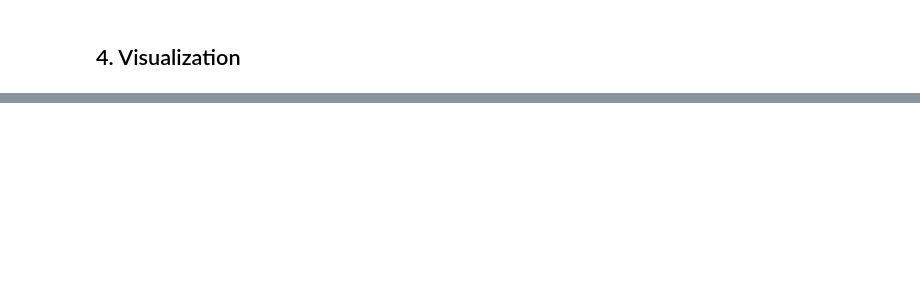
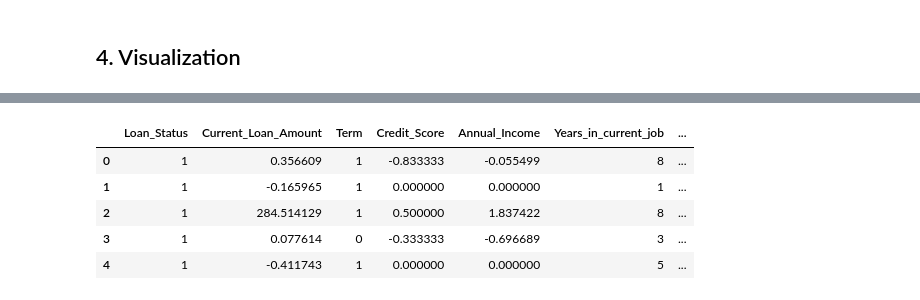
Before and after one commit to RaflyQowi/End-to-End-Loan-Status-Classification, a Jupyter notebook: research/EDA.ipynb, the cells around one changed output, grey strips where cells are left out. Cells and saved outputs as stored; diff of their text form; code cells hidden in the pictures; blank space fills up the shorter version.

```diff
--- a/research/EDA.ipynb
+++ b/research/EDA.ipynb
@@ -310,0 +417,2 @@ pd.concat(
+# %%
+df.drop(identifier, axis=1, inplace=True)
@@ -310,0 +421,11 @@ pd.concat(
+# %%
+def scaling_columns(df: pd.DataFrame, numeric_features: List[str]) -> pd.DataFrame:
+    sc = RobustScaler()
+    df[numeric_features] = sc.fit_transform(df[numeric_features])
+
+    # Save the scaler
+    save_bin(data=sc, path=Path("artifacts/data_transformation/scaler.joblib"))
+
+    return df
+# %%
+df = scaling_columns(df, numeric_features)
@@ -310,0 +434,9 @@ pd.concat(
+# %%
+df.head()
+# %% [output]
+|  | Loan_Status | Current_Loan_Amount | Term | Credit_Score | Annual_Income | Years_in_current_job | ... |
+| 0 | 1 | 0.356609 | 1 | -0.833333 | -0.055499 | 8 | ... |
+| 1 | 1 | -0.165965 | 1 | 0.000000 | 0.000000 | 1 | ... |
+| 2 | 1 | 284.514129 | 1 | 0.500000 | 1.837422 | 8 | ... |
+| 3 | 1 | 0.077614 | 0 | -0.333333 | -0.696689 | 3 | ... |
+| 4 | 1 | -0.411743 | 1 | 0.000000 | 0.000000 | 5 | ... |
```
Also changed, not shown: parts of 20 cells of this notebook, 9 other files.
